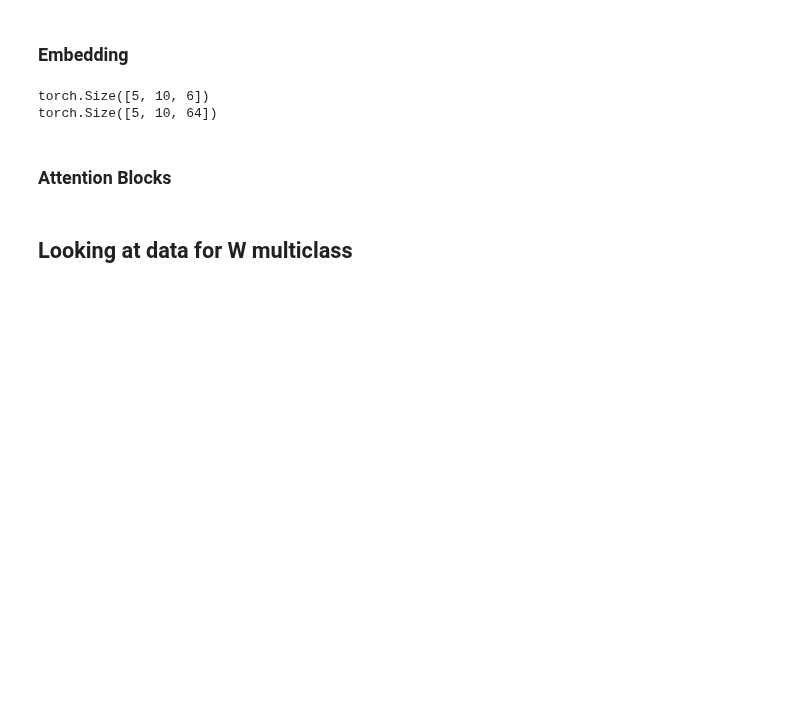
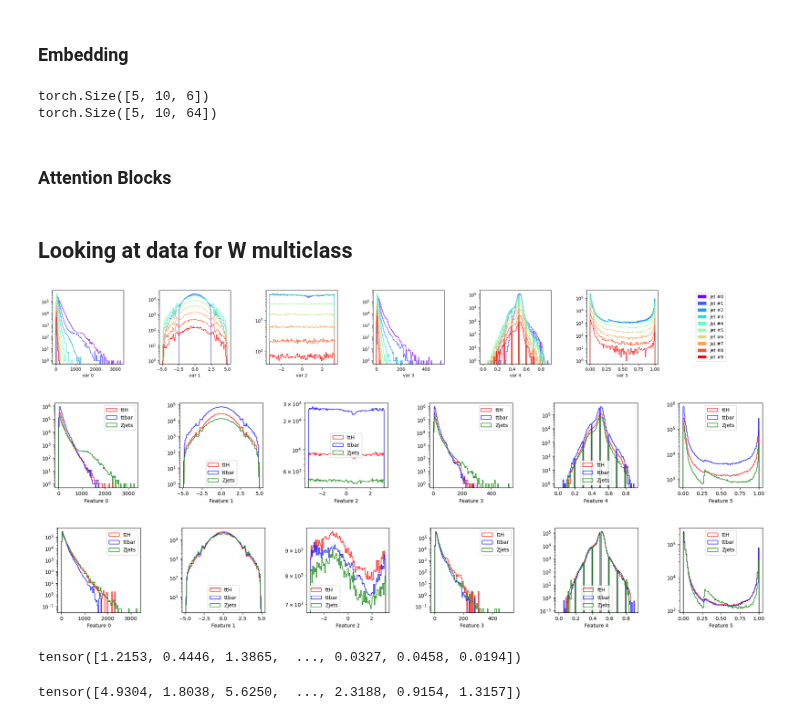
Before and after one commit to inigostibbe/msciproject, a Jupyter notebook: playground.ipynb, the cells around one changed output. Drawn from its saved outputs; the diff is of its cells as text; code cells hidden in the pictures; blank space fills up the shorter version.

```diff
--- a/playground.ipynb
+++ b/playground.ipynb
@@ -345,0 +358,18 @@ y_multi = torch.load('/home/pk21271/prep_data/ttH_ttbar_Zjets/y.pt')
+# %%
+import torch
+x_multi = torch.load('/home/pk21271/prep_data/ttH_ttbar_Zjets/X.pt')
+y_multi = torch.load('/home/pk21271/prep_data/ttH_ttbar_Zjets/y.pt')
+pad_mask = torch.load('/home/pk21271/prep_data/ttH_ttbar_Zjets/pad_mask.pt')
+reweighting = torch.load('/home/pk21271/prep_data/ttH_ttbar_Zjets/reweighting.pt')
+event_level = torch.load('/home/pk21271/prep_data/ttH_ttbar_Zjets/event_level.pt')
+# %%
+import sys
+sys.path.append('/home/pk21271/msciproject/bristol-tth-transformer-msc_project/bristol-tth-transformer-msc_project/src')
+
+from plotting import plot_inputs_per_multiplicity
+from plotting import plot_inputs_per_label_multi
+
+fig = plot_inputs_per_multiplicity(x_multi,y_multi, pad_mask, bins = 100, log=True,show=True)
+# fig = plot_inputs_per_label_multi(x_multi,y_multi, pad_mask, bins = 100, log=True,show=True)
+# %% [output]
+[figure, added]
@@ -345,0 +431,12 @@ y_multi = torch.load('/home/pk21271/prep_data/ttH_ttbar_Zjets/y.pt')
+# %%
+fig = plot_inputs_per_label(x_multi, y_multi, pad_mask, bins=100, log=True, show=True)
+# %% [output]
+[figure, added]
+# %%
+fig = plot_inputs_per_label(x_multi, y_multi, pad_mask, weights=reweighting, bins=100, log=True, show=True)
+# %% [output]
+[figure, added]
+# %%
+reweighting
+# %% [output]
+tensor([1.2153, 0.4446, 1.3865,  ..., 0.0327, 0.0458, 0.0194])
@@ -345,0 +446,4 @@ y_multi = torch.load('/home/pk21271/prep_data/ttH_ttbar_Zjets/y.pt')
+# %%
+reweighting2
+# %% [output]
+tensor([4.9304, 1.8038, 5.6250,  ..., 2.3188, 0.9154, 1.3157])
```
Also changed, not shown: parts of 11 cells of this notebook, 6 other files.
